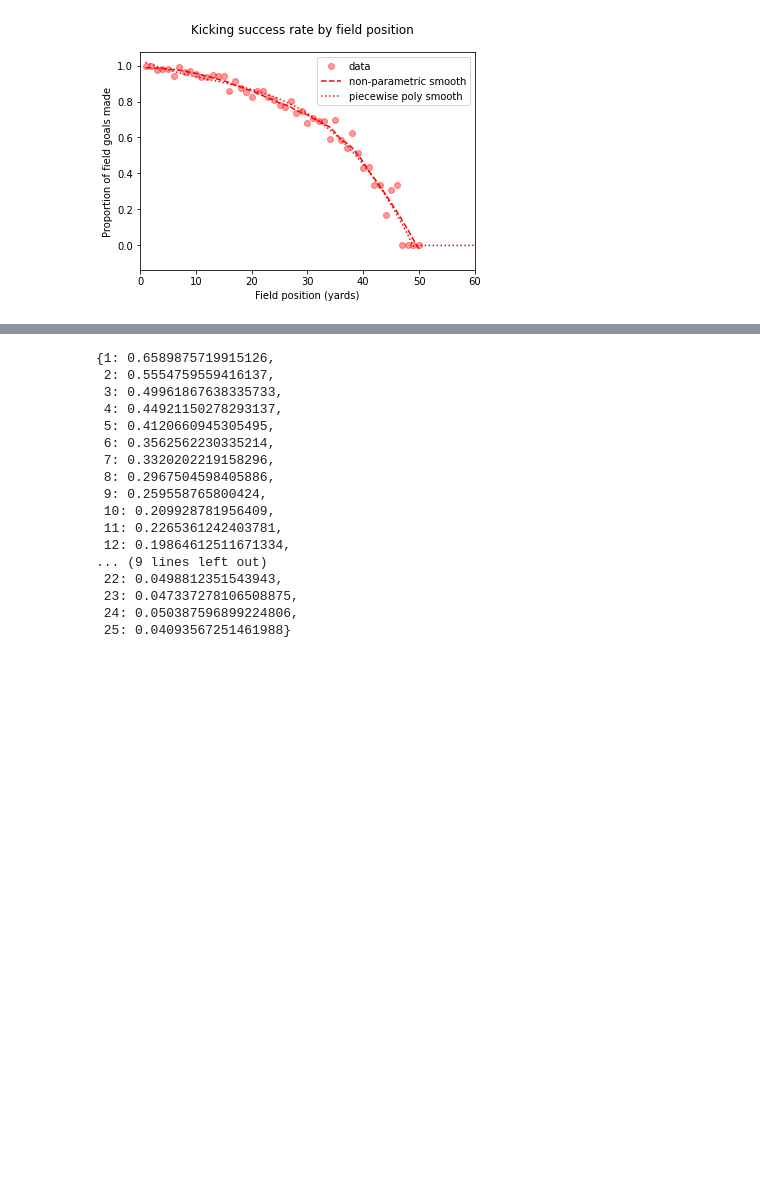
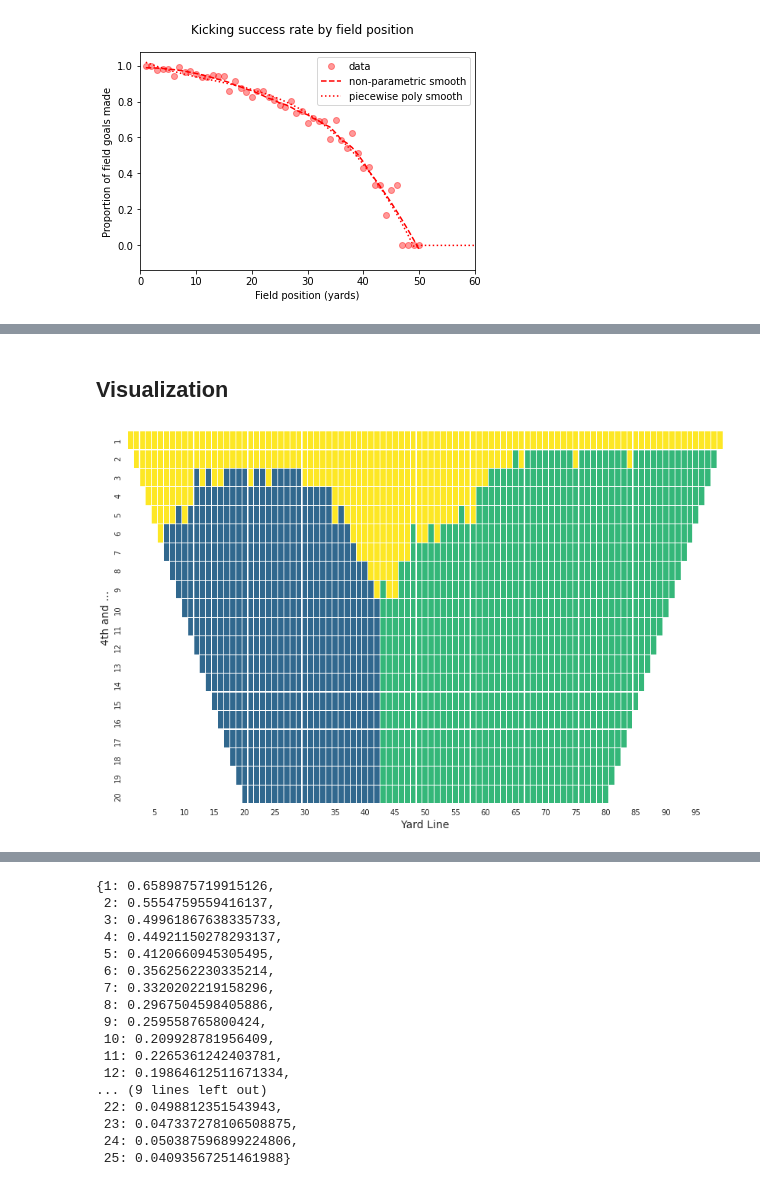
Before and after one commit to sethbilliau/SportsAnalytics, a Jupyter notebook: project2/fourthdown.ipynb, the cells around one changed output, grey strips where cells are left out. Saved outputs shown, nothing was run; the diff lists cells and outputs as text; code cells hidden in the pictures; blank space fills up the shorter version.

Commit message:
sarah visualization

```diff
--- a/project2/fourthdown.ipynb
+++ b/project2/fourthdown.ipynb
@@ -133,0 +201,7 @@ Text(0.5, 0.98, 'Kicking success rate by field position')
+# %%
+def cost_of_turnover(expectedPointsOnFirst):
+    costOfTurnover = {}
+    for x in range(1, max_yardline):
+         costOfTurnover[x] = -1 * expectedPointsOnFirst[max_yardline - x]
+
+    return costOfTurnover
@@ -133,0 +260,6 @@ Text(0.5, 0.98, 'Kicking success rate by field position')
+# %%
+# Expected Score for FG
+# P(FG IS GOOD | yardline) E(FG | giving the ball back ) + (1 - P(FG IS GOOD | yardline)) * E[Value of 1D at yardage for other team / turnover @ yardage ]
+
+# FG is 3 points, minus the value of giving the ball back to the opponent at the 75 (-0.8)
+expectedValueOfFG = 3 - 0.8
@@ -133,0 +295,14 @@ Text(0.5, 0.98, 'Kicking success rate by field position')
+# %%
+def expected_value_FG(by_qtr_flag=False, qtr=None):
+    FGSuccessRate = FG_success_prob(by_qtr_flag, qtr)
+    expectedPointsOnFirst = expected_points_on_first(by_qtr_flag, qtr)
+
+    expectedPointsForFG = {}
+
+    for x in range(1, max_yardline):
+        if max_yardline - (x + 8) > 0:
+            expectedPointsForFG[x] = FGSuccessRate[x] * expectedValueOfFG - (1- FGSuccessRate[x]) * expectedPointsOnFirst[min(80, max_yardline - (x + 8))]
+
+    return expectedPointsForFG
+# %% [markdown]
+## Visualization
@@ -133,0 +361,21 @@ Text(0.5, 0.98, 'Kicking success rate by field position')
+# %%
+def visualize_model(by_qtr_flag=False, qtr=None):
+    choiceArrayNP, _ = get_choices(by_qtr_flag, qtr)
+
+    # Create an array mask so that we don't plot the 0 values
+    choice_mask = np.ma.masked_values(choiceArrayNP, 0)
+
+    plt.figure(figsize=(14, 9))
+    with sns.axes_style("white"):
+        ax = sns.heatmap(choiceArrayNP, mask=choice_mask.mask, vmin=0, vmax=3, xticklabels=5, yticklabels=1,
+                         cmap="viridis", cbar=False, linewidths=.1)
+        ax.set(xlim=(1, max_yardline), ylim=(max_fourth_ytg, 1))
+    plt.ylabel("4th and ...", fontsize=14)
+    plt.xlabel("Yard Line", fontsize=14)
+    plt.show()
+# %%
+# Fourth Down Model for an average time/play in a game
+# (NOT for a few seconds before the end of game or when you are losing terribly)
+visualize_model()
+# %% [output]
+[figure, added]
```
Also changed, not shown: parts of 31 cells of this notebook.
